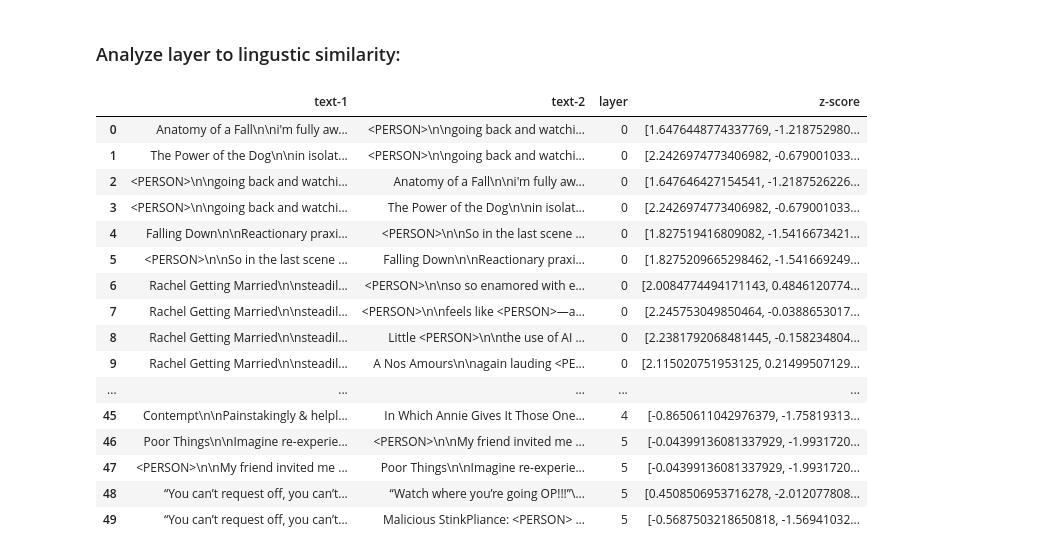
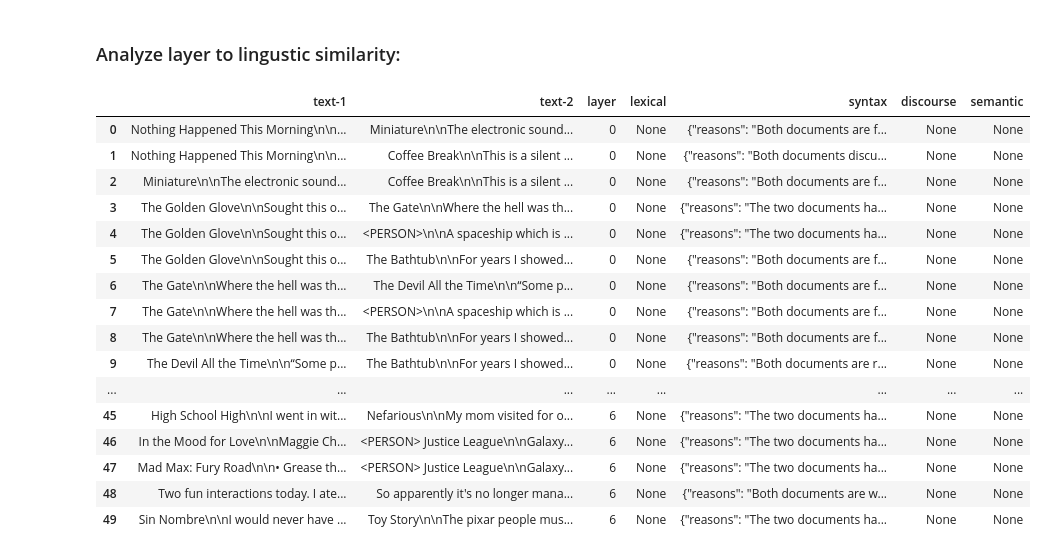
Before and after one commit to MiladAlshomary/Multi-LUAR, a Jupyter notebook: src-ipynb/multi-luar-analysis-2.ipynb, the cells around one changed output. Cells and saved outputs as stored; diff of their text form; code cells hidden in the pictures.

```diff
--- a/src-ipynb/multi-luar-analysis-2.ipynb
+++ b/src-ipynb/multi-luar-analysis-2.ipynb
@@ -207,25 +194,25 @@ all_results_df = all_results.to_pandas()
 # %%
 zscores= all_results_df['z-score'].tolist()
 # %%
-all_results_df[['text-1', 'text-2', 'layer', 'z-score']].head(n=50)
+all_results_df[['text-1', 'text-2', 'layer', 'lexical', 'syntax', 'discourse', 'semantic']].head(n=50)
 # %% [output]
-|  | text-1 | text-2 | layer | z-score |
-| 0 | Anatomy of a Fall\n\ni'm fully aw... | <PERSON>\n\ngoing back and watchi... | 0 | [1.6476448774337769, -1.218752980... |
-| 1 | The Power of the Dog\n\nin isolat... | <PERSON>\n\ngoing back and watchi... | 0 | [2.2426974773406982, -0.679001033... |
-| 2 | <PERSON>\n\ngoing back and watchi... | Anatomy of a Fall\n\ni'm fully aw... | 0 | [1.647646427154541, -1.2187526226... |
-| 3 | <PERSON>\n\ngoing back and watchi... | The Power of the Dog\n\nin isolat... | 0 | [2.2426974773406982, -0.679001033... |
-| 4 | Falling Down\n\nReactionary praxi... | <PERSON>\n\nSo in the last scene ... | 0 | [1.827519416809082, -1.5416673421... |
-| 5 | <PERSON>\n\nSo in the last scene ... | Falling Down\n\nReactionary praxi... | 0 | [1.8275209665298462, -1.541669249... |
-| 6 | Rachel Getting Married\n\nsteadil... | <PERSON>\n\nso so enamored with e... | 0 | [2.0084774494171143, 0.4846120774... |
-| 7 | Rachel Getting Married\n\nsteadil... | <PERSON>\n\nfeels like <PERSON>—a... | 0 | [2.245753049850464, -0.0388653017... |
-| 8 | Rachel Getting Married\n\nsteadil... | Little <PERSON>\n\nthe use of AI ... | 0 | [2.2381792068481445, -0.158234804... |
-| 9 | Rachel Getting Married\n\nsteadil... | A Nos Amours\n\nagain lauding <PE... | 0 | [2.115020751953125, 0.21499507129... |
-| ... | ... | ... | ... | ... |
-| 45 | Contempt\n\nPainstakingly & helpl... | In Which Annie Gives It Those One... | 4 | [-0.8650611042976379, -1.75819313... |
-| 46 | Poor Things\n\nImagine re-experie... | <PERSON>\n\nMy friend invited me ... | 5 | [-0.04399136081337929, -1.9931720... |
-| 47 | <PERSON>\n\nMy friend invited me ... | Poor Things\n\nImagine re-experie... | 5 | [-0.04399136081337929, -1.9931720... |
-| 48 | “You can’t request off, you can’t... | “Watch where you’re going OP!!!”\... | 5 | [0.4508506953716278, -2.012077808... |
-| 49 | “You can’t request off, you can’t... | Malicious StinkPliance: <PERSON> ... | 5 | [-0.5687503218650818, -1.56941032... |
+|  | text-1 | text-2 | layer | lexical | syntax | discourse | semantic |
+| 0 | Nothing Happened This Morning\n\n... | Miniature\n\nThe electronic sound... | 0 | None | {"reasons": "Both documents are f... | None | None |
+| 1 | Nothing Happened This Morning\n\n... | Coffee Break\n\nThis is a silent ... | 0 | None | {"reasons": "Both documents discu... | None | None |
+| 2 | Miniature\n\nThe electronic sound... | Coffee Break\n\nThis is a silent ... | 0 | None | {"reasons": "Both documents are f... | None | None |
+| 3 | The Golden Glove\n\nSought this o... | The Gate\n\nWhere the hell was th... | 0 | None | {"reasons": "The two documents ha... | None | None |
+| 4 | The Golden Glove\n\nSought this o... | <PERSON>\n\nA spaceship which is ... | 0 | None | {"reasons": "The two documents ha... | None | None |
+| 5 | The Golden Glove\n\nSought this o... | The Bathtub\n\nFor years I showed... | 0 | None | {"reasons": "Both documents are f... | None | None |
+| 6 | The Gate\n\nWhere the hell was th... | The Devil All the Time\n\n“Some p... | 0 | None | {"reasons": "Both documents are f... | None | None |
+| 7 | The Gate\n\nWhere the hell was th... | <PERSON>\n\nA spaceship which is ... | 0 | None | {"reasons": "Both documents are f... | None | None |
+| 8 | The Gate\n\nWhere the hell was th... | The Bathtub\n\nFor years I showed... | 0 | None | {"reasons": "Both documents are f... | None | None |
+| 9 | The Devil All the Time\n\n“Some p... | The Bathtub\n\nFor years I showed... | 0 | None | {"reasons": "Both documents are r... | None | None |
+| ... | ... | ... | ... | ... | ... | ... | ... |
+| 45 | High School High\n\nI went in wit... | Nefarious\n\nMy mom visited for o... | 6 | None | {"reasons": "The two documents ha... | None | None |
+| 46 | In the Mood for Love\n\nMaggie Ch... | <PERSON> Justice League\n\nGalaxy... | 6 | None | {"reasons": "The two documents ha... | None | None |
+| 47 | Mad Max: Fury Road\n\n• Grease th... | <PERSON> Justice League\n\nGalaxy... | 6 | None | {"reasons": "The two documents ha... | None | None |
+| 48 | Two fun interactions today. I ate... | So apparently it's no longer mana... | 6 | None | {"reasons": "Both documents are w... | None | None |
+| 49 | Sin Nombre\n\nI would never have ... | Toy Story\n\nThe pixar people mus... | 6 | None | {"reasons": "The two documents ha... | None | None |
 # %%
 all_results_df.layer.value_counts()
 # %% [output]
```
Also changed, not shown: parts of 14 cells of this notebook, 3 other files.
